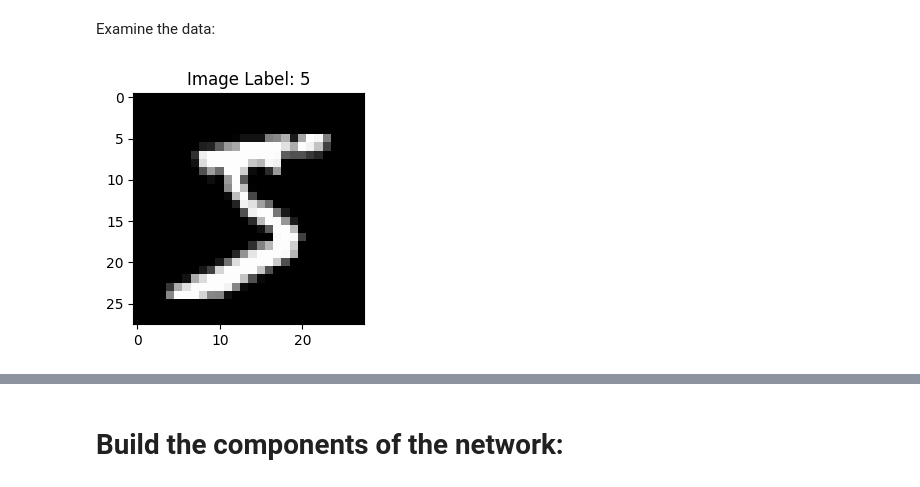
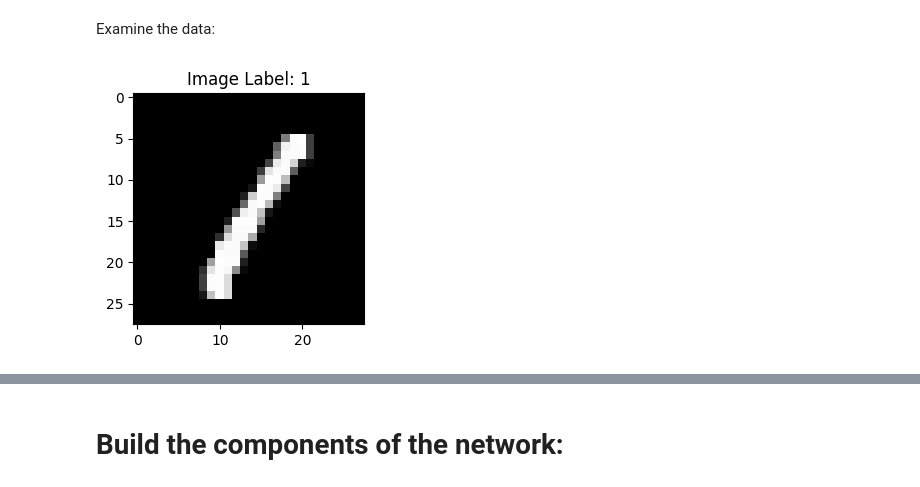
Before and after one commit to wbasener/Neural-Netork-From-Scratch-in-Python, a Jupyter notebook: NNfromScratch.ipynb, the cells around one changed output, grey strips where cells are left out. Cells and saved outputs as stored; diff of their text form; code cells hidden in the pictures.

```diff
--- a/NNfromScratch.ipynb
+++ b/NNfromScratch.ipynb
@@ -35,12 +39,12 @@ Test Images DataType: uint8
 Examine the data:
 # %%
 # display a single sample
-idx = 0
+idx = 3
 plt.figure(figsize=(3,3))
 plt.imshow(train_images[idx,:,:], cmap='gray')
 plt.title("Image Label: "+str(train_labels[idx]));
 # %% [output]
-[figure, old version]
+[figure, new version]
 # %% [markdown]
 Here is a diagram of the neural network we will build:
 
```
Also changed, not shown: parts of 1 cell of this notebook.
